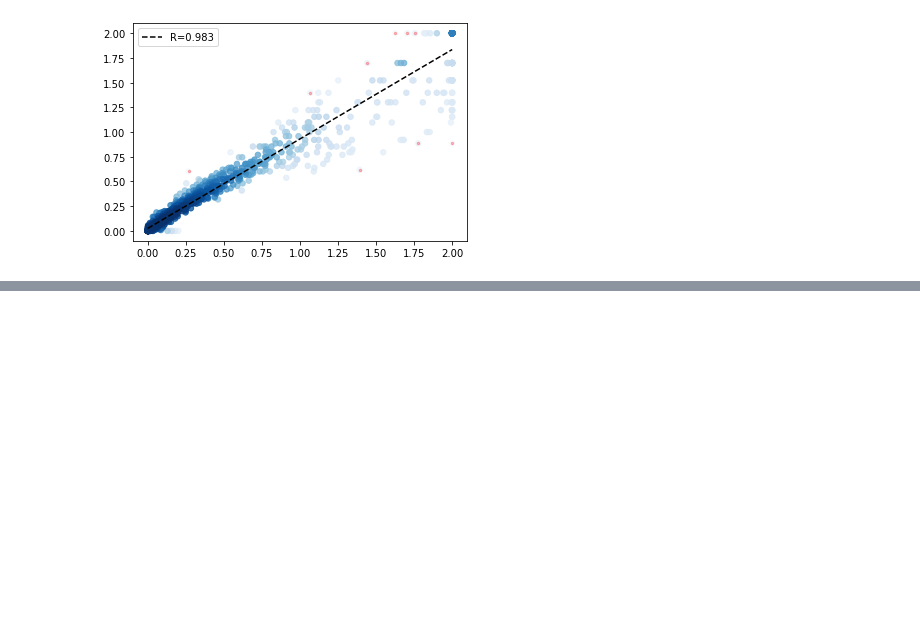
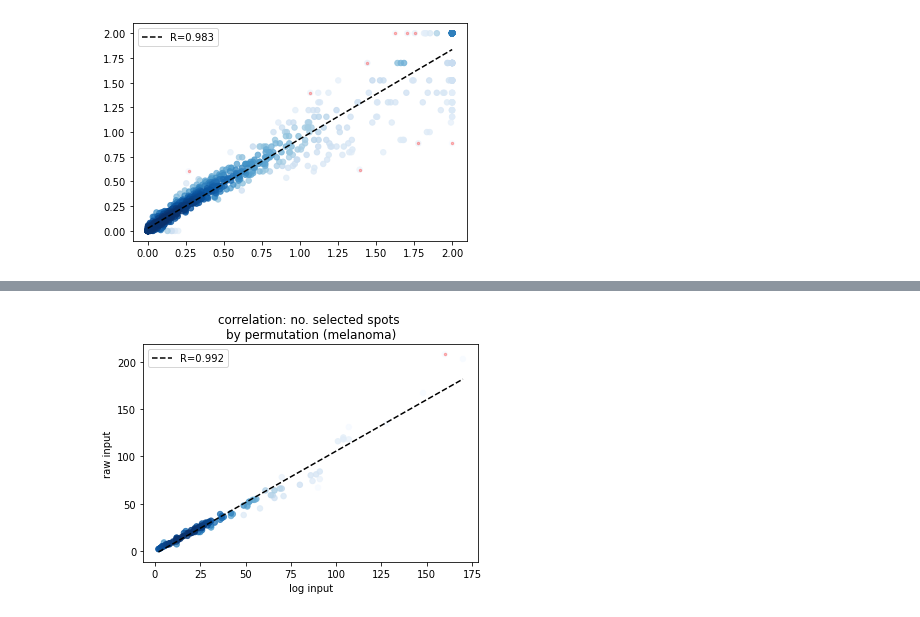
Before and after one commit to StatBiomed/SpatialDM, a Jupyter notebook: tutorial/melanoma.ipynb, the cells around one changed output, grey strips where cells are left out. Saved outputs shown, nothing was run; the diff lists cells and outputs as text; code cells hidden in the pictures; blank space fills up the shorter version.

```diff
--- a/tutorial/melanoma.ipynb
+++ b/tutorial/melanoma.ipynb
@@ -9,2 +0,0 @@ from plottings import *
-# %%
-datadir = '/home/yoyo/1_spatial/1_Tumor/data/'
@@ -34,0 +11,5 @@ exp.head()
+# %%
+# load anndata
+os.chdir('datasets/')
+from dataset import *
+adata = melanoma()
@@ -34,0 +27,3 @@ exp.head()
+# %%
+spatialcoord = pd.DataFrame(adata.obsm['spatial'], index=adata.obs_names, columns=['x','y'])
+spatialcoord.head()
@@ -231,0 +280,4 @@ corr_plot(x, y, method='pearson')
+# %%
+id_raw=raw_sample.global_res[raw_sample.global_res.selected].index
+
+id_log=my_sample.global_res[my_sample.global_res.selected].index
@@ -231,0 +308,9 @@ corr_plot(x, y, method='pearson')
+# %%
+corr_plot((my_sample.local_perm_p[id_log.isin(id_raw)]<0.1).sum(1).values,
+            (raw_sample.local_perm_p[id_raw.isin(id_log)]<0.1).sum(1))
+plt.title('correlation: no. selected spots \nby permutation (melanoma)')
+plt.xlabel('log input')
+plt.ylabel('raw input')
+plt.savefig('../tutorial/PDFs/raw_log_corr_mel.pdf')
+# %% [output]
+[figure, added]
```
Also changed, not shown: parts of 41 cells of this notebook, 4 other files.
